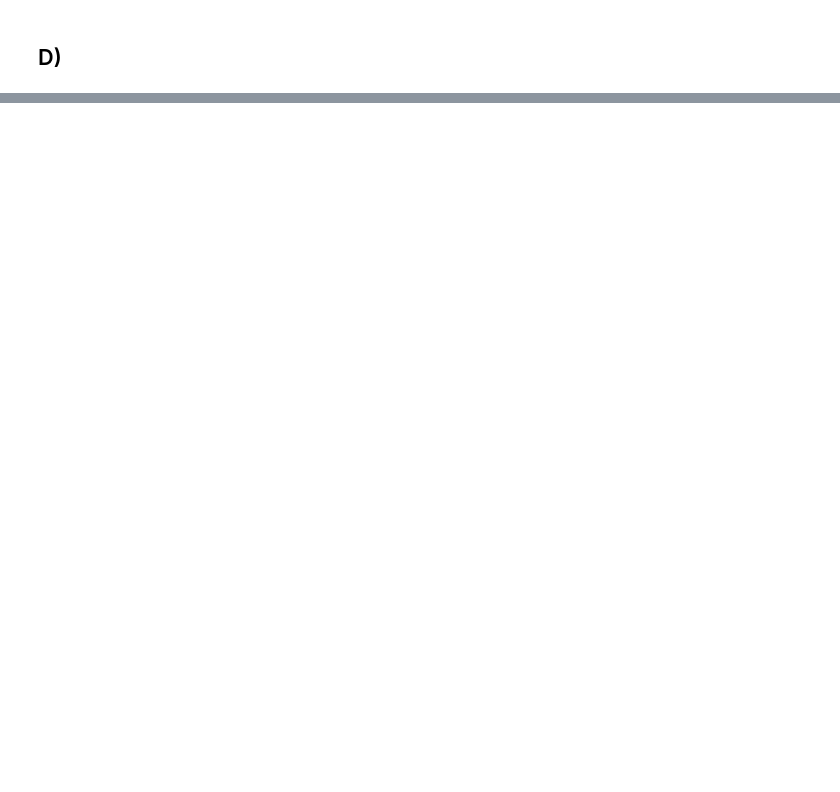
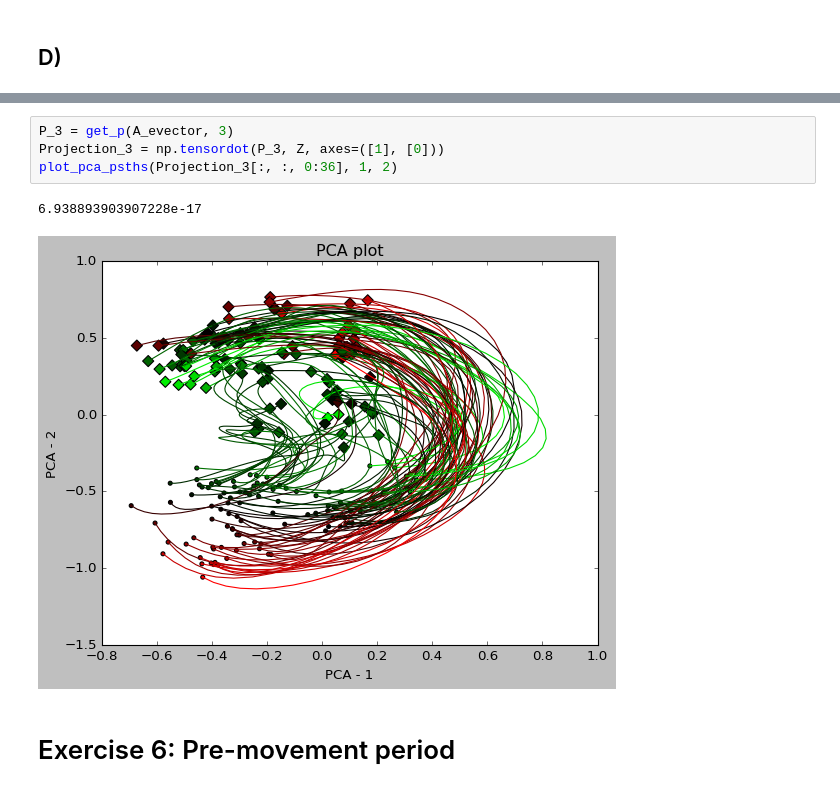
Before and after one commit to ofs416/Brain_Machine_Interfaces, a Jupyter notebook: Coursework_1/code.ipynb, the cells around one changed output, grey strips where cells are left out. Drawn from its saved outputs; the diff is of its cells as text; blank space fills up the shorter version.

Commit message:
Exercise 5 and 6 Completed

```diff
--- a/Coursework_1/code.ipynb
+++ b/Coursework_1/code.ipynb
@@ -277,0 +283,9 @@ plot_pca_psths(FR[:,:,0:36], 2, 3)
+# %%
+P_3 = get_p(A_evector, 3)
+Projection_3 = np.tensordot(P_3, Z, axes=([1], [0]))
+plot_pca_psths(Projection_3[:, :, 0:36], 1, 2)
+# %% [output]
+6.938893903907228e-17
+[figure, added]
+# %% [markdown]
+# Exercise 6: Pre-movement period
```
Also changed, not shown: parts of 14 cells of this notebook, 1 other file.
